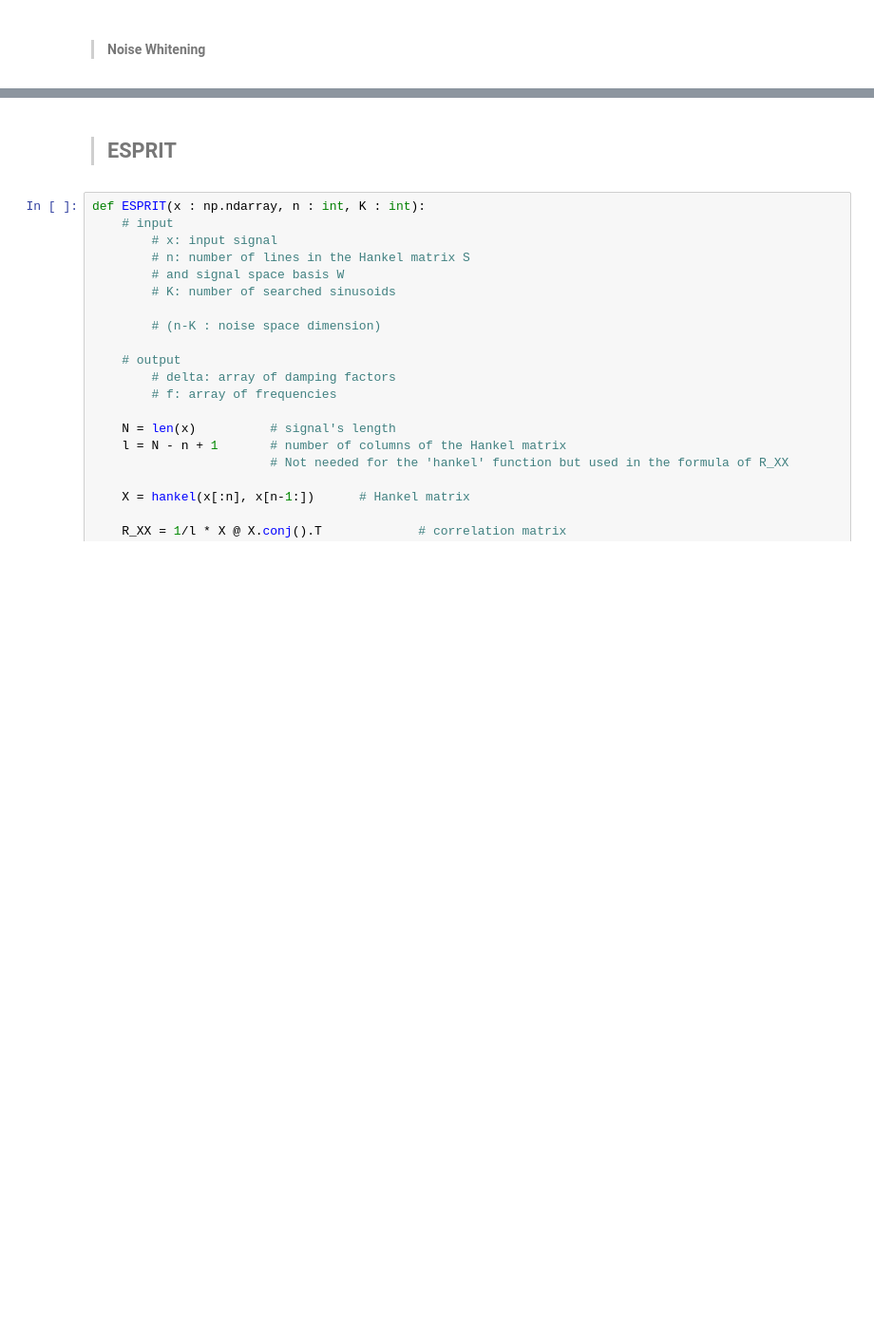
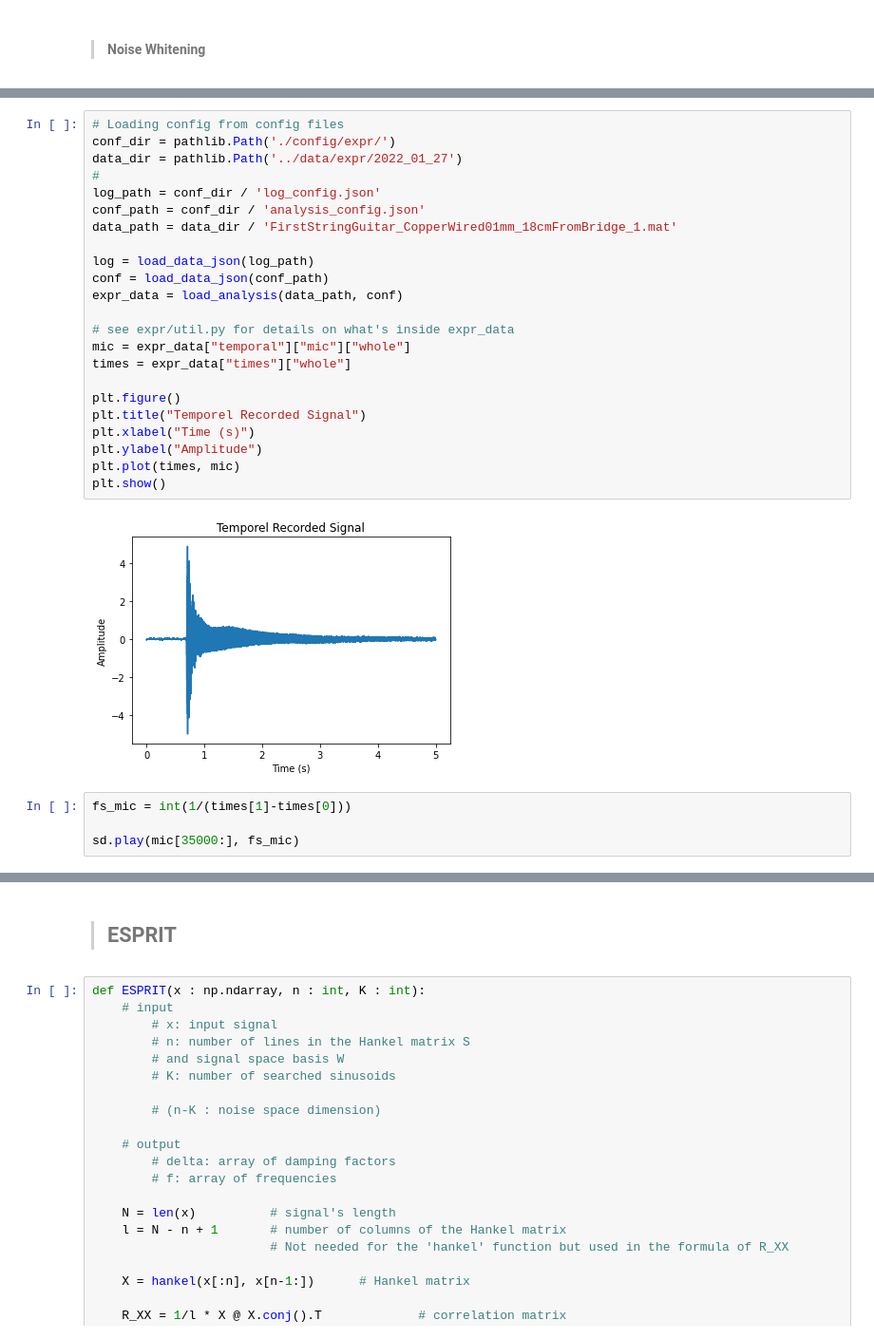
Before and after one commit to piptouque/atiam_pam_hrparam, a Jupyter notebook: source/ESPRIT-Roy.ipynb, the cells around one changed output, grey strips where cells are left out. Shown at 95% size. Cells and saved outputs as stored; diff of their text form; blank space fills up the shorter version.

```diff
--- a/source/ESPRIT-Roy.ipynb
+++ b/source/ESPRIT-Roy.ipynb
@@ -523,0 +440,29 @@ plt.show()
+# %%
+# Loading config from config files
+conf_dir = pathlib.Path('./config/expr/')
+data_dir = pathlib.Path('../data/expr/2022_01_27')
+#
+log_path = conf_dir / 'log_config.json'
+conf_path = conf_dir / 'analysis_config.json'
+data_path = data_dir / 'FirstStringGuitar_CopperWired01mm_18cmFromBridge_1.mat'
+
+log = load_data_json(log_path)
+conf = load_data_json(conf_path)
+expr_data = load_analysis(data_path, conf)
+
+# see expr/util.py for details on what's inside expr_data
+mic = expr_data["temporal"]["mic"]["whole"]
+times = expr_data["times"]["whole"]
+
+plt.figure()
+plt.title("Temporel Recorded Signal")
+plt.xlabel("Time (s)")
+plt.ylabel("Amplitude")
+plt.plot(times, mic)
+plt.show()
+# %% [output]
+[figure, added]
+# %%
+fs_mic = int(1/(times[1]-times[0]))
+
+sd.play(mic[35000:], fs_mic)
```
Also changed, not shown: parts of 31 cells of this notebook.
